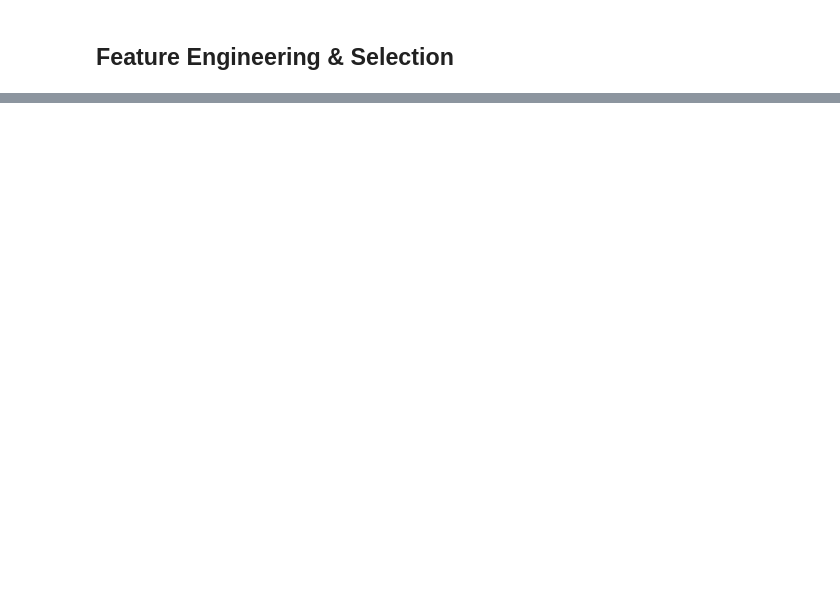
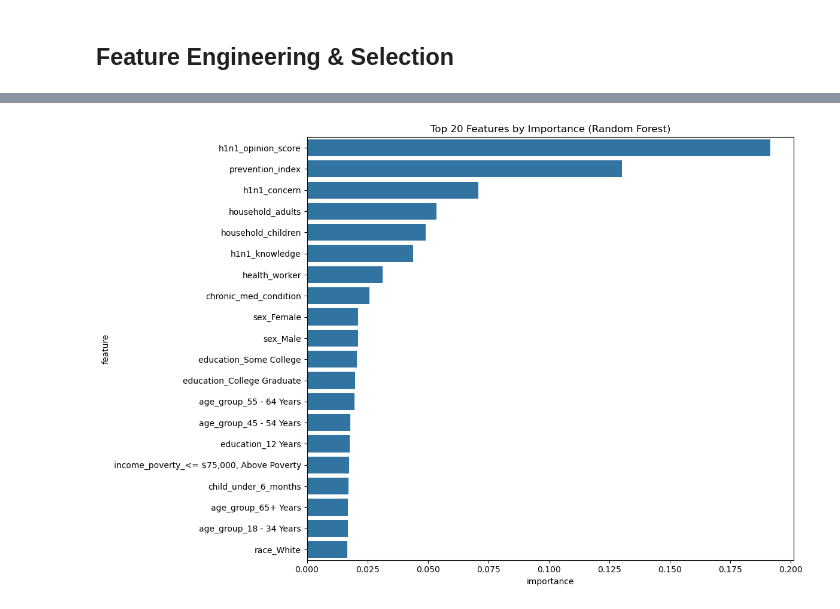
Before and after one commit to patsi-dev/Phase-3-Project, a Jupyter notebook: index.ipynb, the cells around one changed output, grey strips where cells are left out. Cells and saved outputs as stored; diff of their text form; code cells hidden in the pictures; blank space fills up the shorter version.

```diff
--- a/index.ipynb
+++ b/index.ipynb
@@ -544,0 +695,6 @@ print("First 10 feature names:", list(X.columns)[:10])
+# %%
+# ColumnTransformer applies the right steps to each column type
+preprocessor = ColumnTransformer(transformers=[
+                                            ('num', StandardScaler(), numerical_cols),
+                                            ('cat', OneHotEncoder(handle_unknown='ignore', sparse_output=False), categorical_cols)
+                                                ])
@@ -544,0 +707,7 @@ print("First 10 feature names:", list(X.columns)[:10])
+# %%
+# Fitting only on training data
+preprocessor.fit(X_train)
+
+# Transforming train and test
+X_train_processed = preprocessor.transform(X_train)
+X_test_processed = preprocessor.transform(X_test)
@@ -544,0 +717,4 @@ print("First 10 feature names:", list(X.columns)[:10])
+# %%
+# Getting final feature names
+onehot_columns = preprocessor.named_transformers_['cat'].get_feature_names_out(categorical_cols)
+all_feature_names = np.concatenate([numerical_cols, onehot_columns])
@@ -544,0 +813,22 @@ print("First 10 feature names:", list(X.columns)[:10])
+# %%
+from sklearn.ensemble import RandomForestClassifier
+
+# Train a quick Random Forest to get feature importance
+rf = RandomForestClassifier(n_estimators=100, random_state=42)
+rf.fit(X_train_processed, y_train)
+
+# Get feature importances
+importances = rf.feature_importances_
+feature_importance_df = pd.DataFrame({
+    'feature': all_feature_names,
+    'importance': importances
+}).sort_values('importance', ascending=False)
+
+# Plot top 20 features
+plt.figure(figsize=(12, 8))
+sns.barplot(data=feature_importance_df.head(20), x='importance', y='feature')
+plt.title('Top 20 Features by Importance (Random Forest)')
+plt.tight_layout()
+plt.show()
+# %% [output]
+[figure, added]
```
Also changed, not shown: parts of 37 cells of this notebook.
